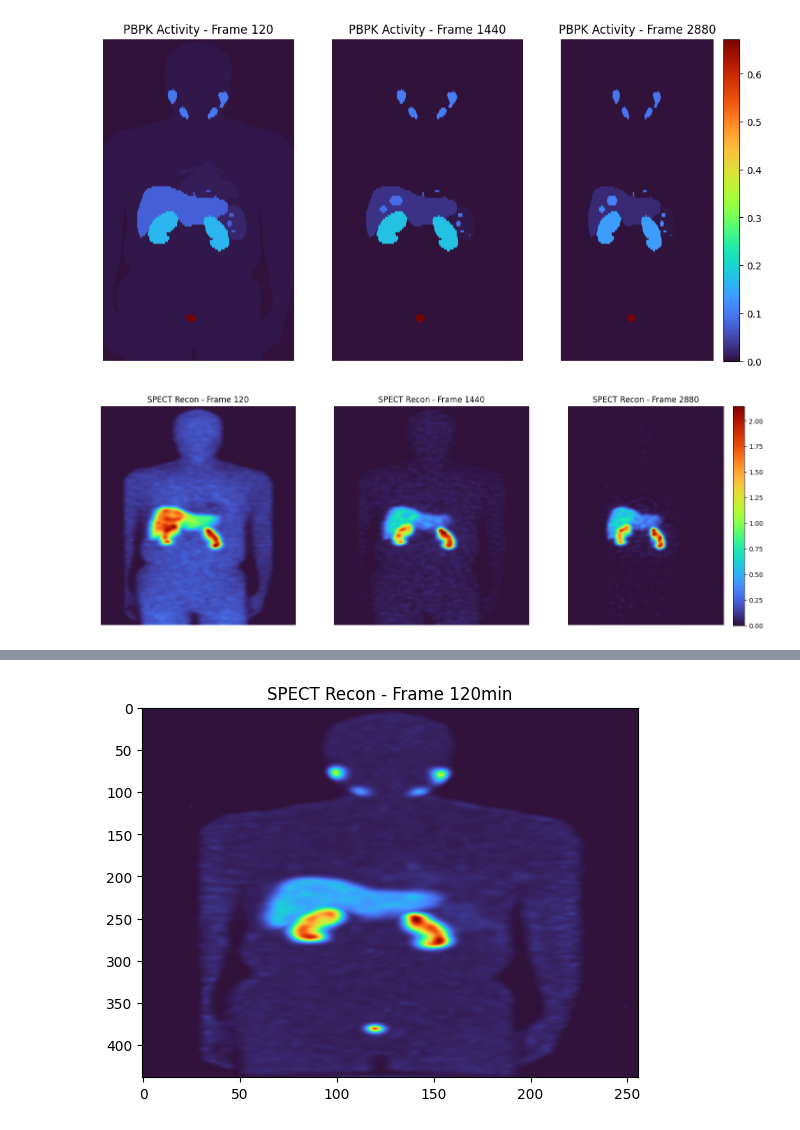
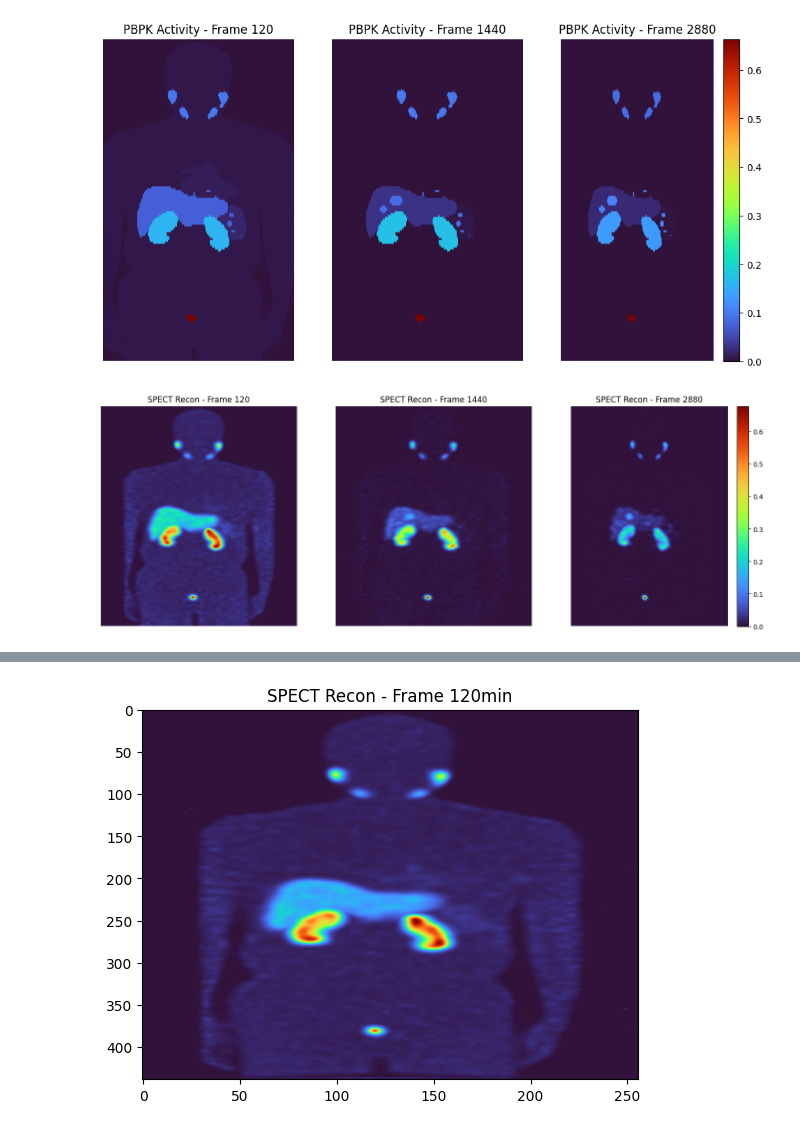
Before and after one commit to qurit/Theranostic-Virtual-Patient-Pipeline, a Jupyter notebook: scripts/lesion_analysis.ipynb, the cells around one changed output, grey strips where cells are left out. Saved outputs shown, nothing was run; the diff lists cells and outputs as text; code cells hidden in the pictures.

```diff
--- a/scripts/lesion_analysis.ipynb
+++ b/scripts/lesion_analysis.ipynb
@@ -193,21 +193,21 @@ plt.show()
 # %%
 # SPECT Recon images
 plt.figure(figsize=(len(frames)*6, 6))
 plt.subplot(1,len(frames),1)
 
 for f in frames:
     path = os.path.join(spect_sim_dir, f'{spect_sim_prefix}_{f}min.nii.gz')
     img = sitk.ReadImage(path)
     arr = sitk.GetArrayFromImage(img)
     plt.subplot(1,len(frames),frames.index(f)+1)
-    plt.imshow(np.sum(arr, axis=1)[::-1], cmap='turbo', aspect='auto') # Max projection along y-axis
+    plt.imshow(np.max(arr, axis=1)[::-1], cmap='turbo', aspect='auto') # Max projection along y-axis
     plt.title(f'SPECT Recon - Frame {f}')
     plt.axis('off')
 
 plt.colorbar()
 plt.show()
 # %% [output]
-[figure, old version]
+[figure, new version]
 # %%
 pros_path = '/home/jhubadmin/Theranostic-Virtual-Patient-Pipeline/full_lesions_test_CT_0/spect_simulation_outputs/spect_simulation_prostate_tot_w2.a00'
 salg_path = '/home/jhubadmin/Theranostic-Virtual-Patient-Pipeline/full_lesions_test_CT_0/spect_simulation_outputs/spect_simulation_salivary_glands_tot_w2.a00'
```
Also changed, not shown: parts of 2 cells of this notebook.
